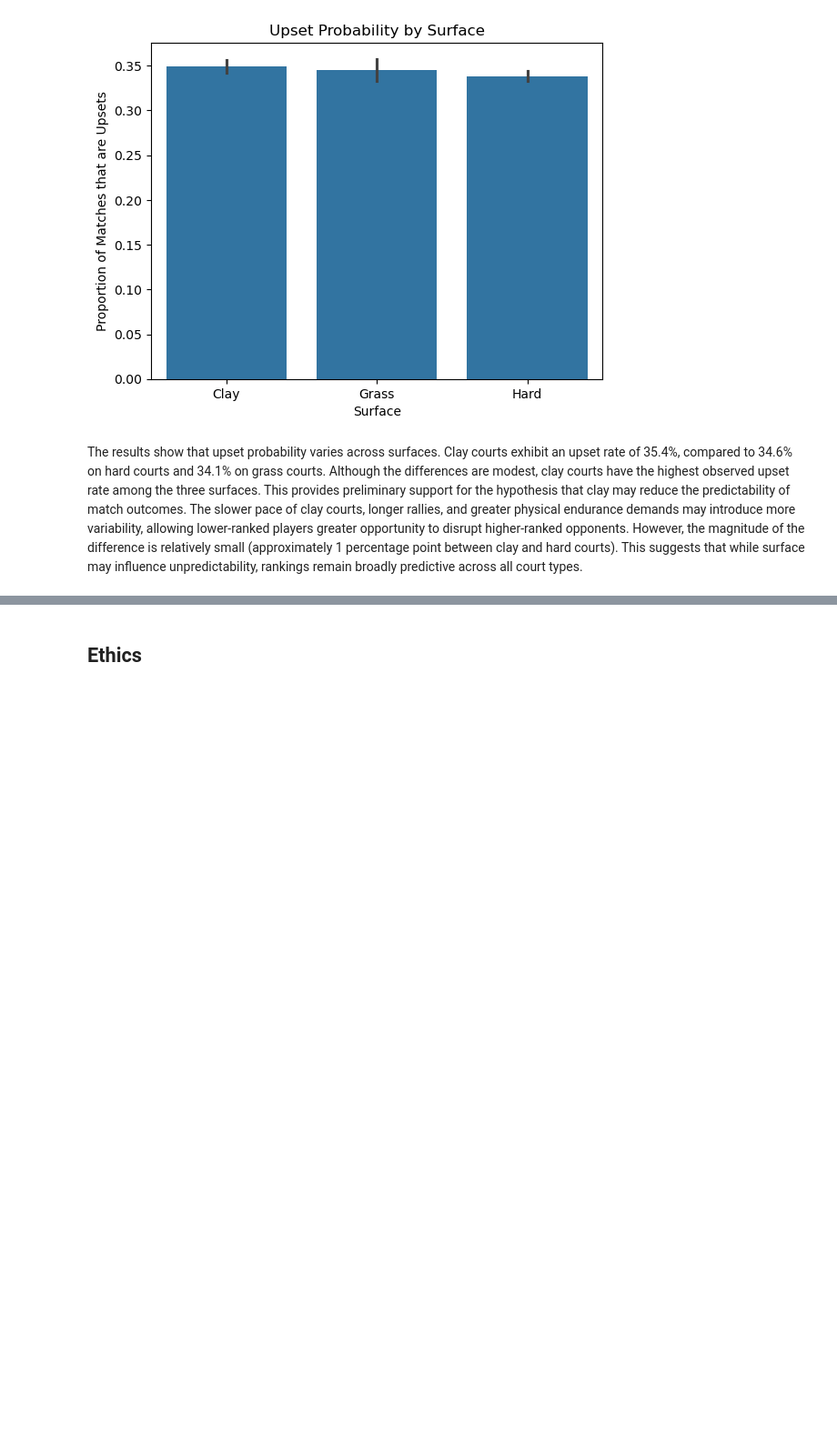
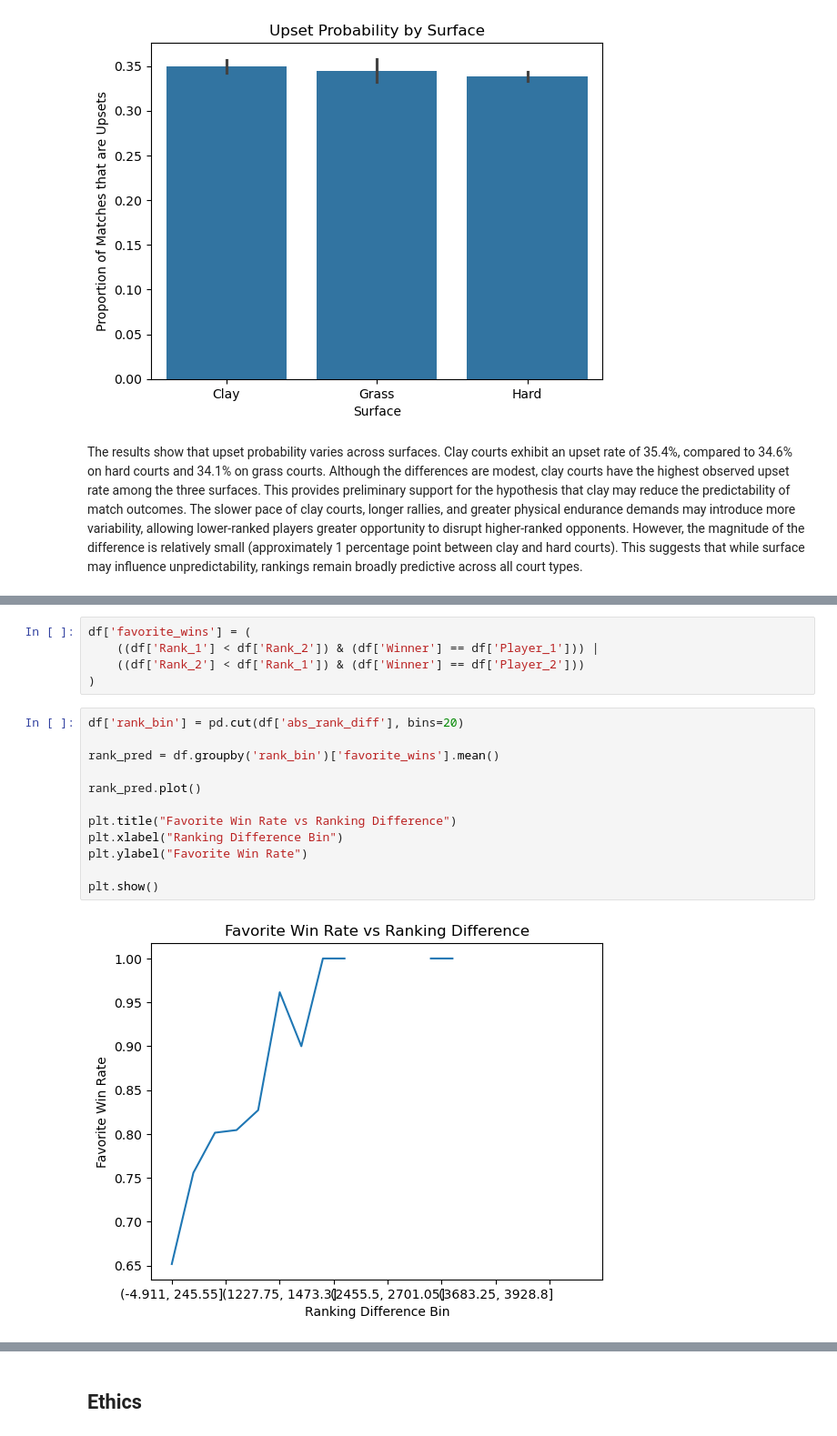
Before and after one commit to COGS108/Group027_WI26, a Jupyter notebook: 03-FinalProject.ipynb, the cells around one changed output, grey strips where cells are left out. Shown at 91% size. Drawn from its saved outputs; the diff is of its cells as text; blank space fills up the shorter version.

```diff
--- a/03-FinalProject.ipynb
+++ b/03-FinalProject.ipynb
@@ -508,0 +594,19 @@ Some more words and stuff.  Remember notebooks work best if you interleave the c
+# %%
+df['favorite_wins'] = (
+    ((df['Rank_1'] < df['Rank_2']) & (df['Winner'] == df['Player_1'])) |
+    ((df['Rank_2'] < df['Rank_1']) & (df['Winner'] == df['Player_2']))
+)
+# %%
+df['rank_bin'] = pd.cut(df['abs_rank_diff'], bins=20)
+
+rank_pred = df.groupby('rank_bin')['favorite_wins'].mean()
+
+rank_pred.plot()
+
+plt.title("Favorite Win Rate vs Ranking Difference")
+plt.xlabel("Ranking Difference Bin")
+plt.ylabel("Favorite Win Rate")
+
+plt.show()
+# %% [output]
+[figure, added]
```
Also changed, not shown: parts of 41 cells of this notebook.
